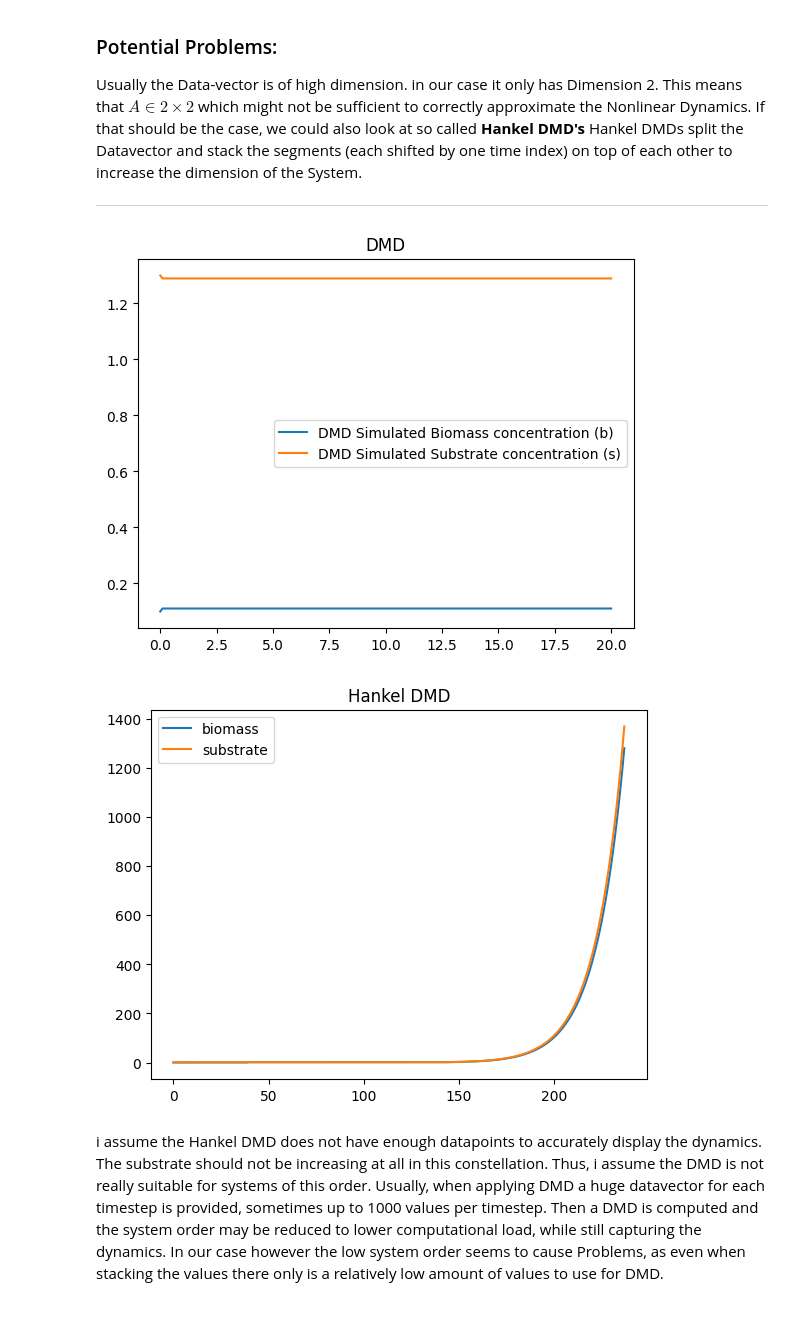
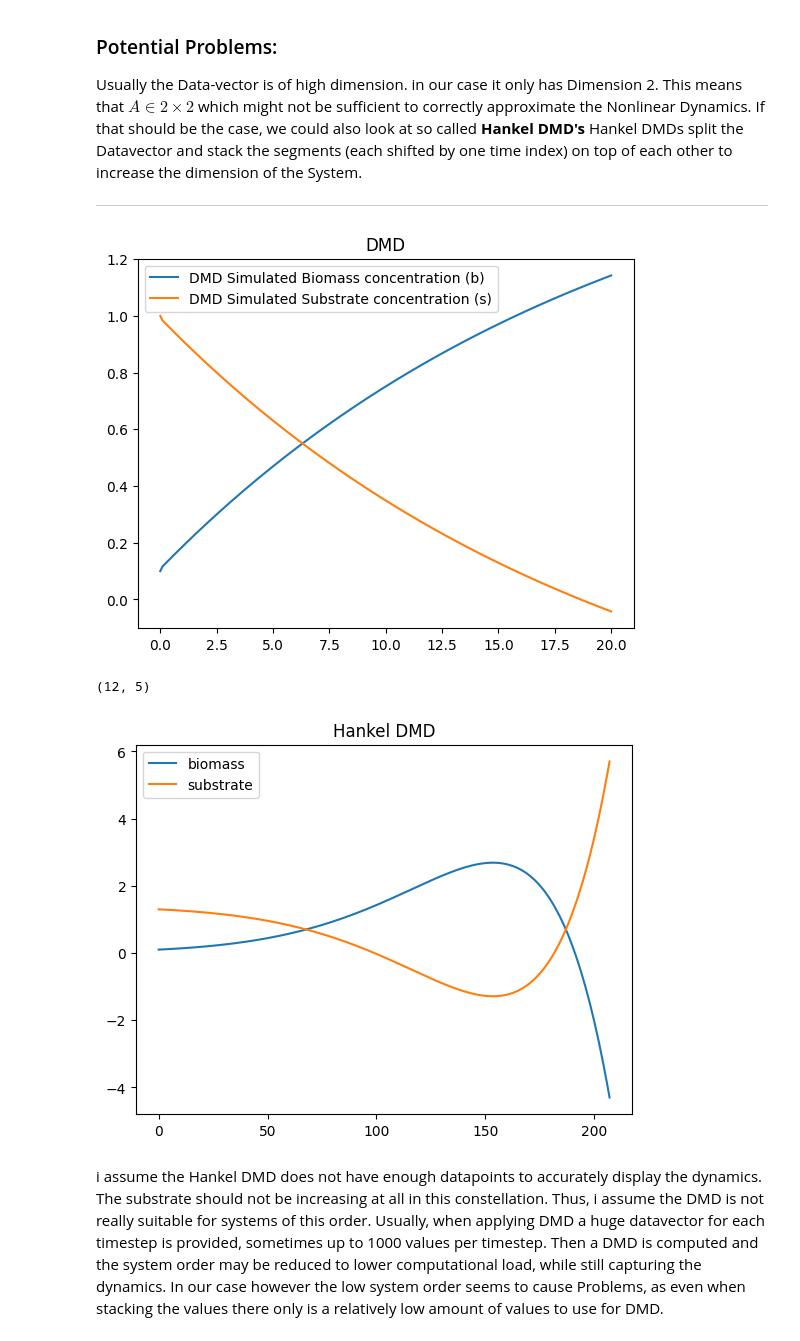
Before and after one commit to therealtoby1/Master, a Jupyter notebook: Cell_growth_easy_Model.ipynb, the cells around one changed output. Drawn from its saved outputs; the diff is of its cells as text; code cells hidden in the pictures.

```diff
--- a/Cell_growth_easy_Model.ipynb
+++ b/Cell_growth_easy_Model.ipynb
@@ -497,57 +479,66 @@ Hankel DMDs split the Datavector and  stack the segments  (each shifted by one t
 # %%
 #DMD of the simulated Dataset
 X = np.array([Dataset['B1'][:-1], Dataset['S1'][:-1]])
-Xp=np.array([Dataset['B1'][1:], Dataset['S1'][1:]])
-A,_,_,_ = hf.compute_DMD(X, Xp)
+Xp=np.array([Dataset['B1'][1:], Dataset['S1'][1:]])         #2x199 --> rank (Xp) <=2--> reduced order für Vt sinnvoll
+U, S, Vt = np.linalg.svd(X,full_matrices=False)             #2x2,2x2,199,199
+S_inv= np.diag(1/S)                                         #-->2x2
+# Vt=Vt[:2 ,: ]                                               #199x199-->2x199
+#this process could also be called by : compute_DMD
+A = Xp @ Vt.T @ S_inv @ U.T
+
 dim=2           #dimension of our system
 
 #now i want to check whether the DMD matrix can predict the next step on the same dataset
-x0 = np.array([Dataset['B1'][0], Dataset['S1'][0]])
+x0 = np.array([Dataset['B0'][0], Dataset['S0'][0]])
 for i in range (0, len(t_eval)):
     xi=A@x0
     if i==0:
         sol_dmd=[x0]
     else:
         sol_dmd.append(xi)
+    x0=xi
 
 
 # print(np.array(sol_dmd).shape)
 plt.plot(t_eval, np.array(sol_dmd)[:, 0], label='DMD Simulated Biomass concentration (b)')
 plt.plot(t_eval, np.array(sol_dmd)[:, 1], label='DMD Simulated Substrate concentration (s)')
 plt.title('DMD')
 plt.legend()
 plt.show()
 #As we can see the system is not really capturing the dynamics of the system, so we can attempt the Hankel DMD
 #-------------------------------------Hankel DMD------------------------------------
 
-num_columns=8                                      #number of colums to build DMD with
+num_columns=5                                 #number of colums to build DMD with
 #i dont stack the full matrix, but only up to the 10th column, because if i use the whole snapshot i would already have all the data i need.
-N_snapshots=40
+N_snapshots=10
 A_hankel,_,_,_ = hf.compute_hankel_DMD(X[:,:N_snapshots], Xp[:,:N_snapshots], cols=num_columns)
 
 #now i want to check whether the Hankel DMD matrix can predict the next step on the same dataset
 x0H=hf. stack_snapshots(X=X[:,:N_snapshots], cols=num_columns)
 xkH=x0H
+print(xkH.shape)
 sol_hankel=[hf.unstack_snapshots(xkH,dim)]     #so x0,x1,x2...x9 are in here when starting, and i only append the last entry of the Xp to it
 for i in range (1,199):
     xkH=A_hankel@xkH
-    sol_hankel.append(hf.unstack_snapshots(xkH,dim)[-1,:])
-
+    x_last = xkH[-dim:, -1]  # bottom 2 rows, last column
+    sol_hankel.append(x_last)
+    # print(hf.unstack_snapshots(xkH,dim)[-1,:])
 
 #sol_hankel currently looks like this :[[dim2xsnapshots],[2x1],[2x1]...]-->into matrix
 sol_hankel = np.array([
     np.hstack([mat[0] for mat in sol_hankel]),  # Stack all first rows
     np.hstack([mat[1] for mat in sol_hankel])   # Stack all second rows
 ])
 # print(xkH.shape)
 plt.plot(sol_hankel[0,:],label='biomass')
 plt.plot(sol_hankel[1,:],label='substrate')
 plt.legend(loc='best')
 plt.title('Hankel DMD')
 plt.show()
 # %% [output]
-[figure, old version]
+[figure, new version]
+(12, 5)
-[figure, old version]
+[figure, new version]
 # %% [markdown]
 i assume the Hankel DMD does not have enough datapoints to accurately display the dynamics. The substrate should not be increasing at all in this constellation. Thus, i assume the DMD is not really suitable for systems of this order. Usually, when applying DMD a huge datavector for each timestep is provided, sometimes up to 1000 values per timestep. Then a DMD is computed and the system order may be reduced to lower computational load, while still capturing the dynamics. In our case however the low system order seems to cause Problems, as even when stacking the values there only is a relatively low amount of values to use for DMD.
 # %% [markdown]
```
Also changed, not shown: parts of 1 cell of this notebook.
